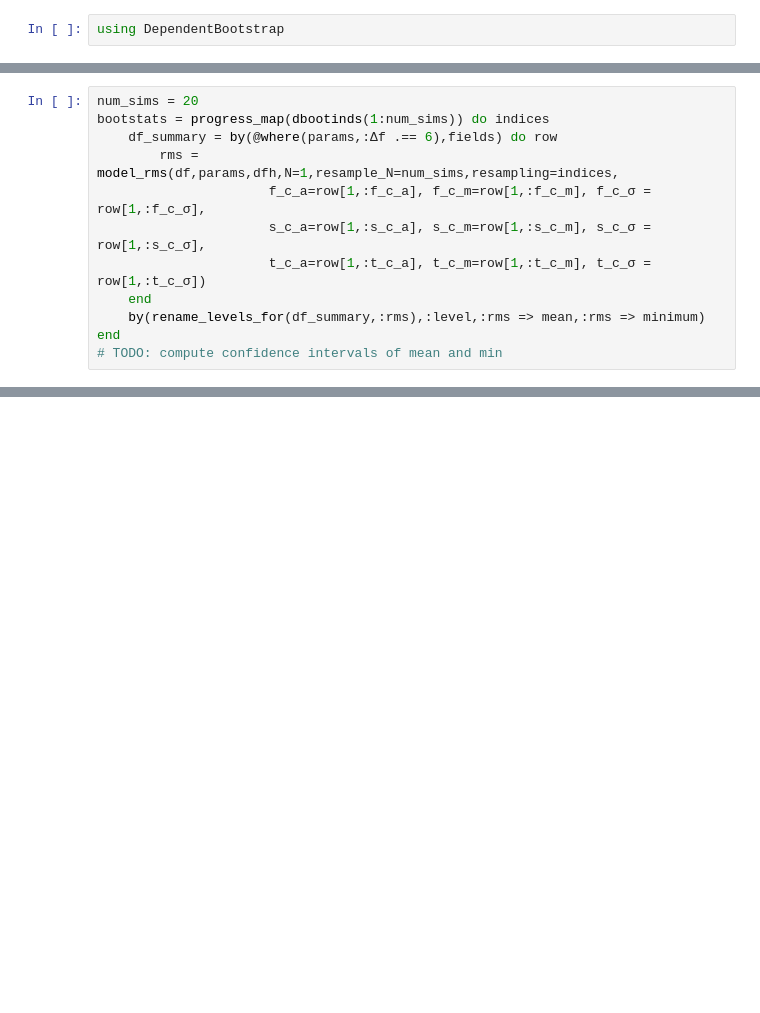
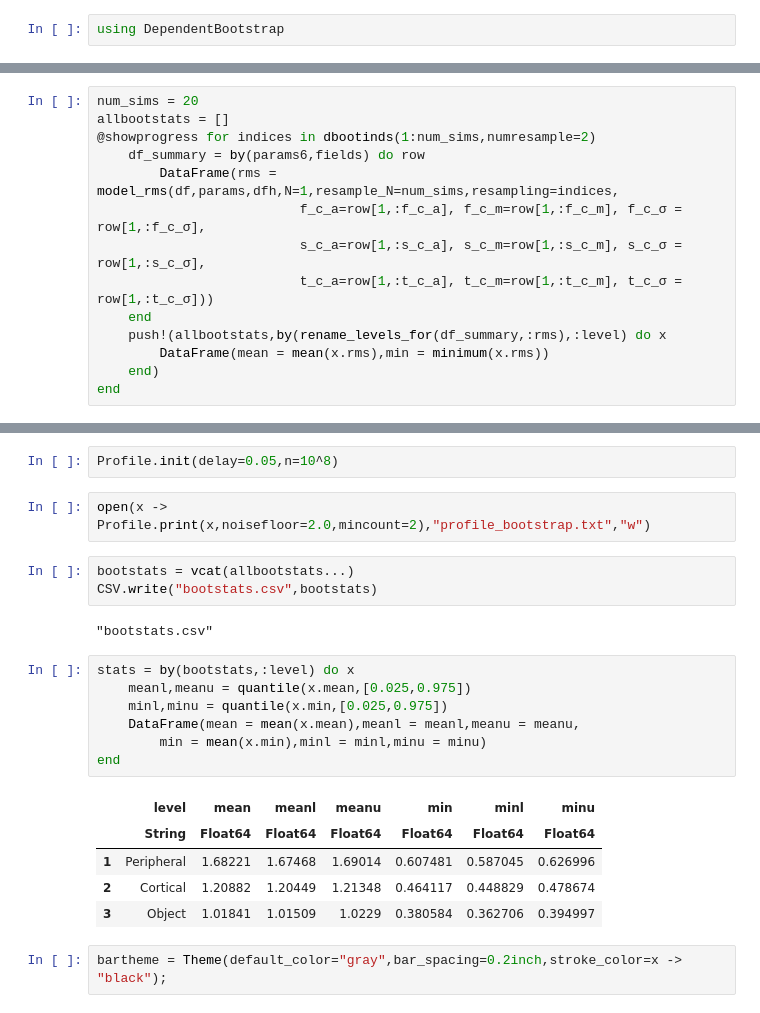
Before and after one commit to haberdashPI/bistable, a Jupyter notebook: notebooks/Figures.ipynb, the cells around one changed output, grey strips where cells are left out. Saved outputs shown, nothing was run; the diff lists cells and outputs as text; blank space fills up the shorter version.

```diff
--- a/notebooks/Figures.ipynb
+++ b/notebooks/Figures.ipynb
@@ -134,12 +185,14 @@ using DependentBootstrap
 # %%
 num_sims = 20
-bootstats = progress_map(dbootinds(1:num_sims)) do indices
-    df_summary = by(@where(params,:Δf .== 6),fields) do row
-        rms = model_rms(df,params,dfh,N=1,resample_N=num_sims,resampling=indices,
-                      f_c_a=row[1,:f_c_a], f_c_m=row[1,:f_c_m], f_c_σ = row[1,:f_c_σ],
-                      s_c_a=row[1,:s_c_a], s_c_m=row[1,:s_c_m], s_c_σ = row[1,:s_c_σ],
-                      t_c_a=row[1,:t_c_a], t_c_m=row[1,:t_c_m], t_c_σ = row[1,:t_c_σ])
+allbootstats = []
+@showprogress for indices in dbootinds(1:num_sims,numresample=2)
+    df_summary = by(params6,fields) do row
+        DataFrame(rms = model_rms(df,params,dfh,N=1,resample_N=num_sims,resampling=indices,
+                          f_c_a=row[1,:f_c_a], f_c_m=row[1,:f_c_m], f_c_σ = row[1,:f_c_σ],
+                          s_c_a=row[1,:s_c_a], s_c_m=row[1,:s_c_m], s_c_σ = row[1,:s_c_σ],
+                          t_c_a=row[1,:t_c_a], t_c_m=row[1,:t_c_m], t_c_σ = row[1,:t_c_σ]))
     end
-    by(rename_levels_for(df_summary,:rms),:level,:rms => mean,:rms => minimum)
+    push!(allbootstats,by(rename_levels_for(df_summary,:rms),:level) do x
+        DataFrame(mean = mean(x.rms),min = minimum(x.rms))
+    end)
 end
-# TODO: compute confidence intervals of mean and min
@@ -148,0 +220,24 @@ BoundsError: BoundsError: attempt to access 145-element Array{Union{Nothing, Int
+# %%
+Profile.init(delay=0.05,n=10^8)
+# %%
+open(x -> Profile.print(x,noisefloor=2.0,mincount=2),"profile_bootstrap.txt","w")
+# %%
+bootstats = vcat(allbootstats...)
+CSV.write("bootstats.csv",bootstats)
+# %% [output]
+"bootstats.csv"
+# %%
+stats = by(bootstats,:level) do x
+    meanl,meanu = quantile(x.mean,[0.025,0.975])
+    minl,minu = quantile(x.min,[0.025,0.975])
+    DataFrame(mean = mean(x.mean),meanl = meanl,meanu = meanu,
+        min = mean(x.min),minl = minl,minu = minu)
+end
+# %% [output]
+|  | level | mean | meanl | meanu | min | minl | minu |
+|  | String | Float64 | Float64 | Float64 | Float64 | Float64 | Float64 |
+| 1 | Peripheral | 1.68221 | 1.67468 | 1.69014 | 0.607481 | 0.587045 | 0.626996 |
+| 2 | Cortical | 1.20882 | 1.20449 | 1.21348 | 0.464117 | 0.448829 | 0.478674 |
+| 3 | Object | 1.01841 | 1.01509 | 1.0229 | 0.380584 | 0.362706 | 0.394997 |
+# %%
+bartheme = Theme(default_color="gray",bar_spacing=0.2inch,stroke_color=x -> "black");
```
Also changed, not shown: parts of 15 cells of this notebook, 11 other files.
